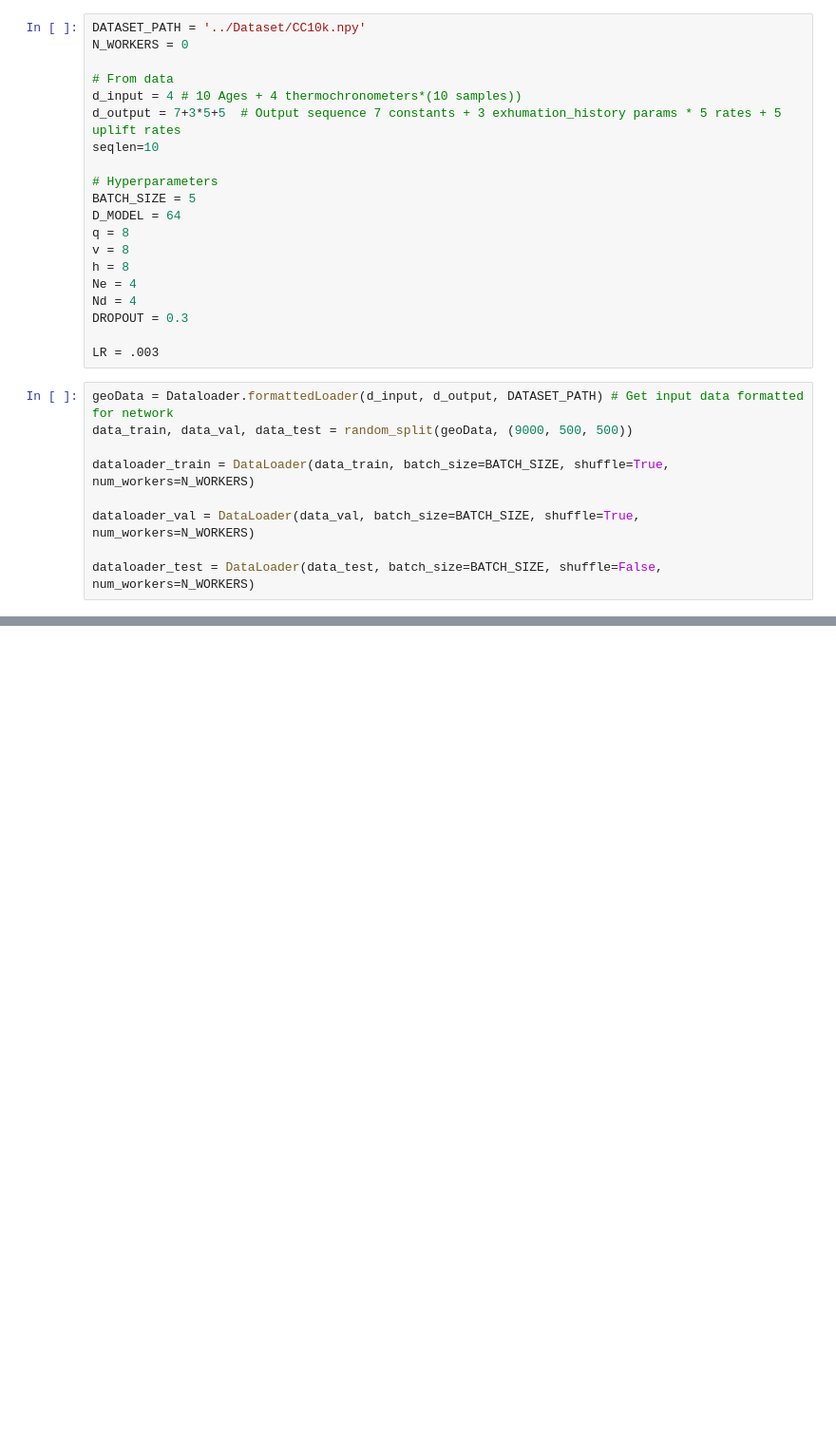
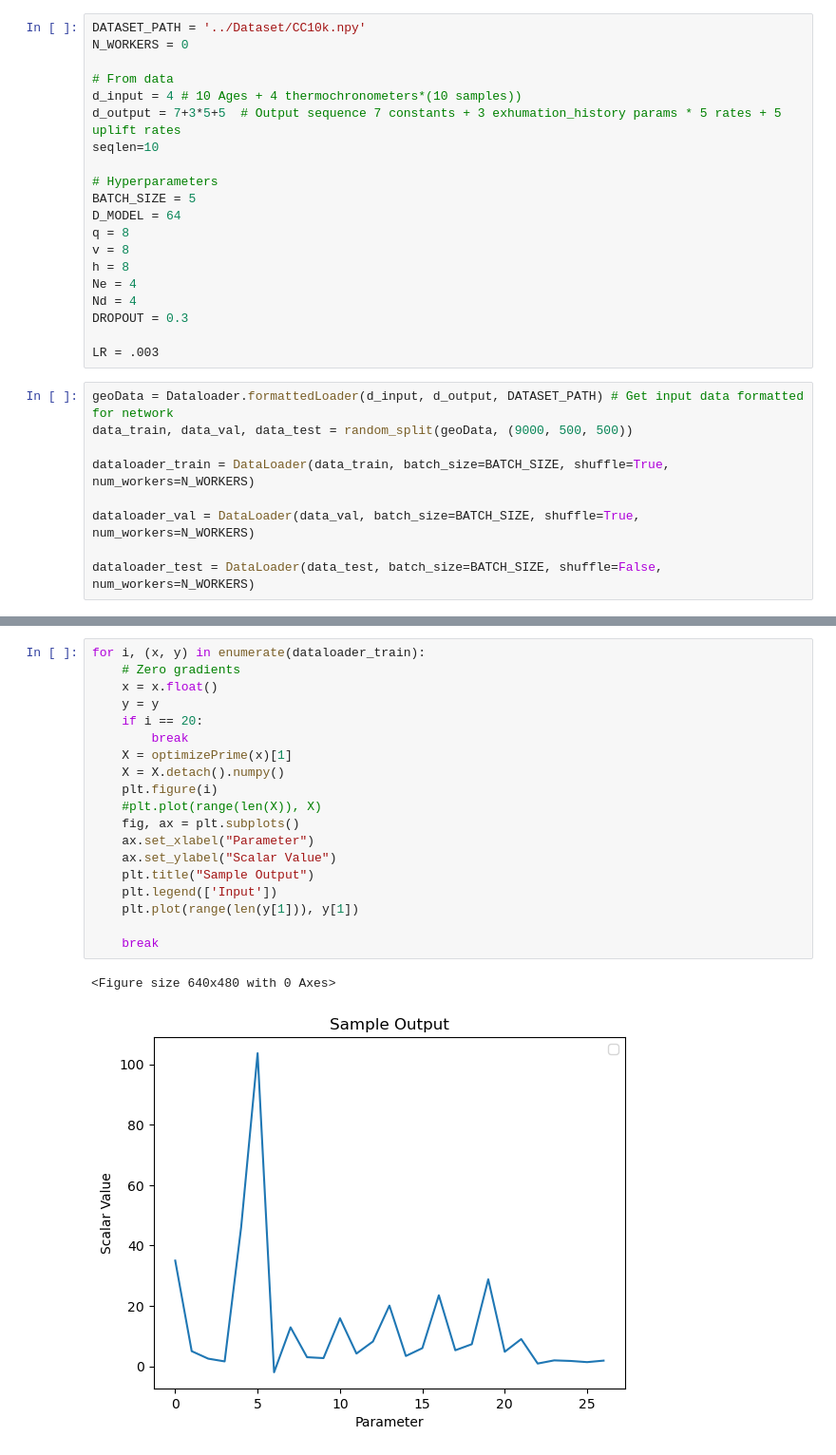
Before and after one commit to yhhjo/MountainAI, a Jupyter notebook: Transformer/Train.ipynb, the cells around one changed output, grey strips where cells are left out. Shown: that part at 95% size. Drawn from its saved outputs; the diff is of its cells as text; blank space fills up the shorter version.

```diff
--- a/Transformer/Train.ipynb
+++ b/Transformer/Train.ipynb
@@ -89,0 +125,22 @@ for epoch in range(EPOCHS):
+# %%
+for i, (x, y) in enumerate(dataloader_train):
+    # Zero gradients
+    x = x.float()
+    y = y
+    if i == 20:
+        break
+    X = optimizePrime(x)[1]
+    X = X.detach().numpy()
+    plt.figure(i)
+    #plt.plot(range(len(X)), X)
+    fig, ax = plt.subplots()
+    ax.set_xlabel("Parameter")
+    ax.set_ylabel("Scalar Value")
+    plt.title("Sample Output")
+    plt.legend(['Input'])
+    plt.plot(range(len(y[1])), y[1])
+
+    break
+# %% [output]
+<Figure size 640x480 with 0 Axes>
+[figure, added]
```
Also changed, not shown: parts of 12 cells of this notebook, 8 other files.
